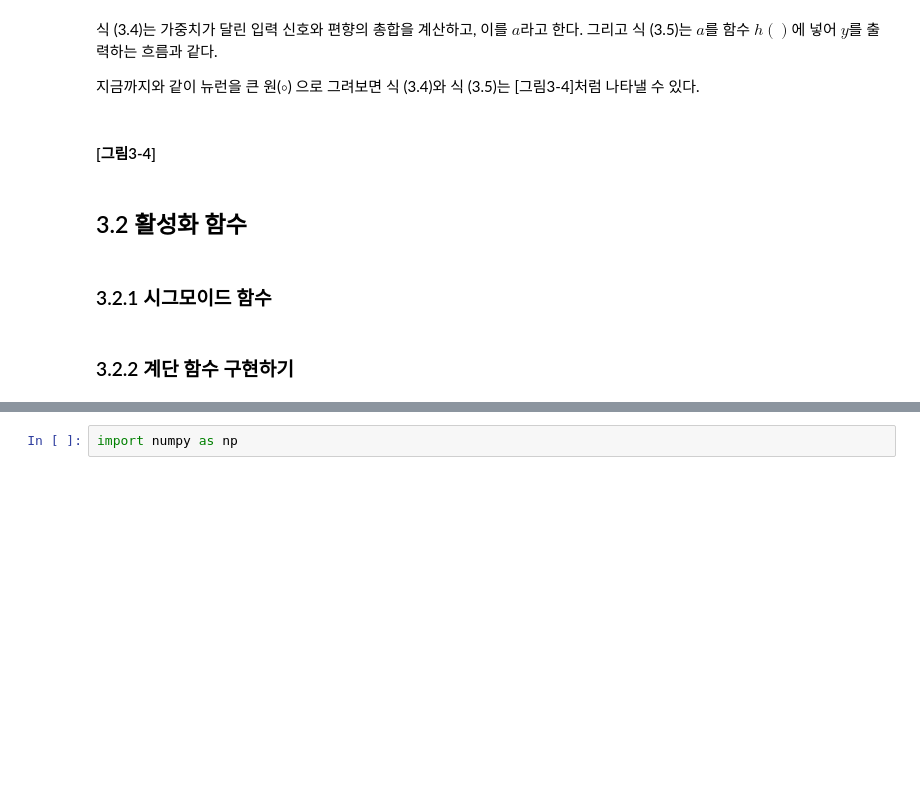
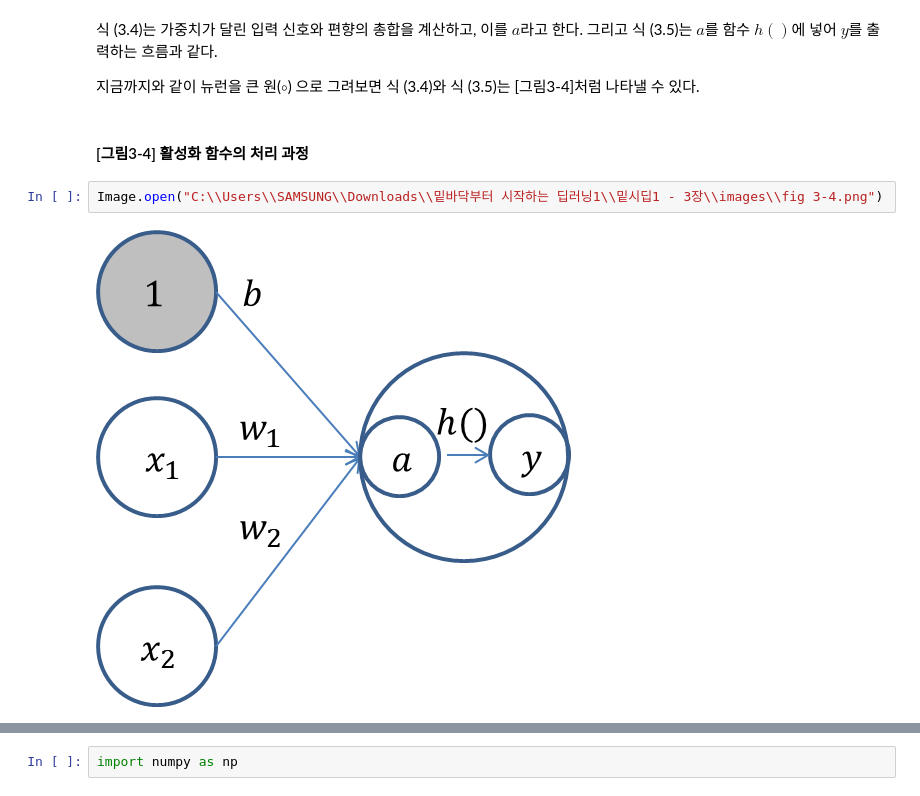
Before and after one commit to SeungChanBaek-stat/deep-learning-from-scratch, a Jupyter notebook: 밑바닥부터 시작하는 딥러닝1/밑시딥1 - 3장/밑시딥1 - 3장 신경망.ipynb, the cells around one changed output, grey strips where cells are left out. Drawn from its saved outputs; the diff is of its cells as text; blank space fills up the shorter version.

```diff
--- a/밑바닥부터 시작하는 딥러닝1/밑시딥1 - 3장/밑시딥1 - 3장 신경망.ipynb
+++ b/밑바닥부터 시작하는 딥러닝1/밑시딥1 - 3장/밑시딥1 - 3장 신경망.ipynb
@@ -63,10 +86,8 @@
 
 지금까지와 같이 뉴런을 큰 원($\circ$) 으로 그려보면 식 (3.4)와 식 (3.5)는 [그림3-4]처럼 나타낼 수 있다.
 # %% [markdown]
-#### [그림3-4]
+#### [그림3-4] 활성화 함수의 처리 과정
-# %% [markdown]
-## 3.2 활성화 함수
-# %% [markdown]
-### 3.2.1 시그모이드 함수
-# %% [markdown]
-### 3.2.2 계단 함수 구현하기
+# %%
+Image.open("C:\\Users\\SAMSUNG\\Downloads\\밑바닥부터 시작하는 딥러닝1\\밑시딥1 - 3장\\images\\fig 3-4.png")
+# %% [output]
+[figure, added]
```
Also changed, not shown: parts of 116 cells of this notebook, 9 other files.
